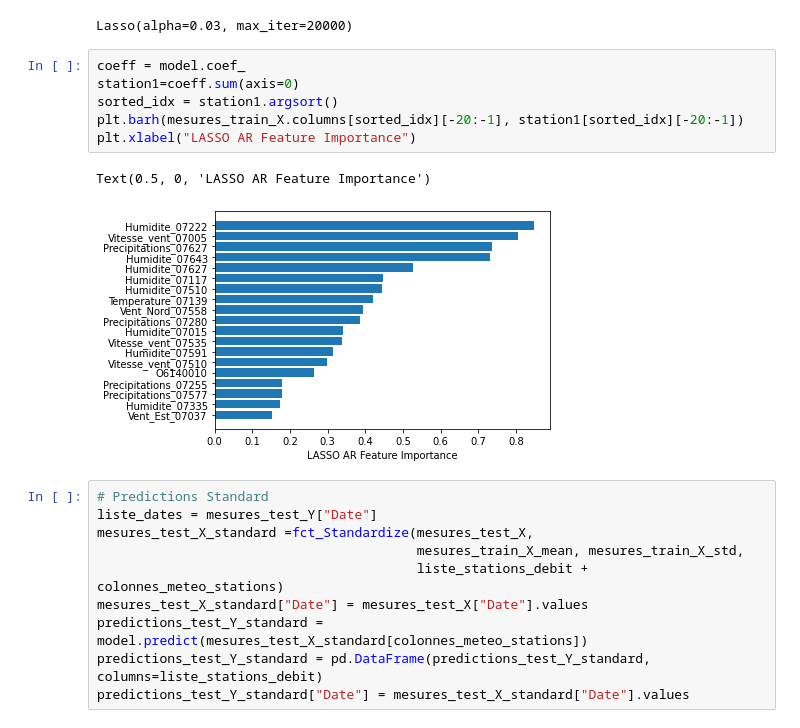
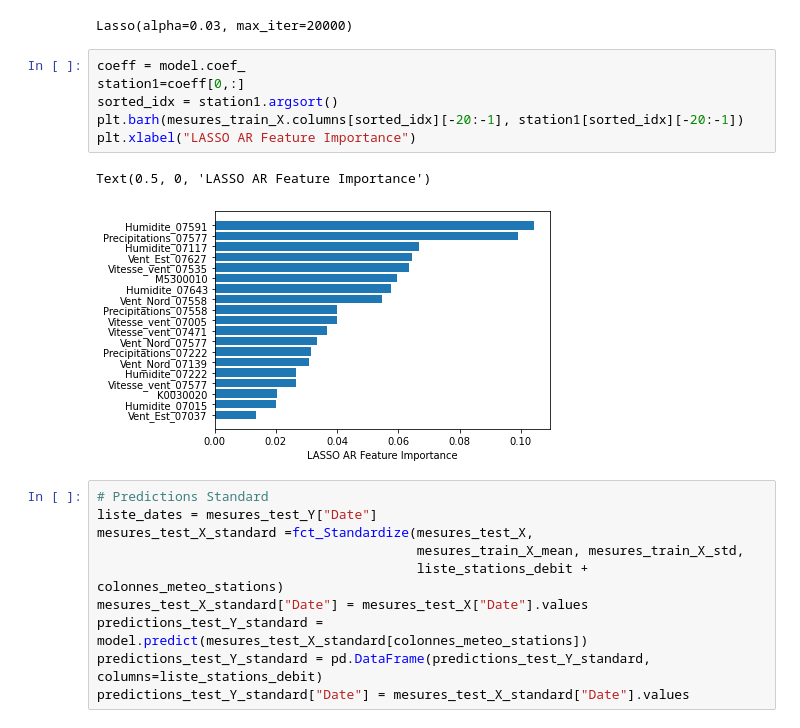
Before and after one commit to JlnZhou/ProjectML, a Jupyter notebook: Regression_GAMLASSOAR.ipynb, the cells around one changed output. Cells and saved outputs as stored; diff of their text form.

```diff
--- a/Regression_GAMLASSOAR.ipynb
+++ b/Regression_GAMLASSOAR.ipynb
@@ -331,13 +331,13 @@ model.fit(X = mesures_train_X_standard[colonnes_meteo_stations],
 Lasso(alpha=0.03, max_iter=20000)
 # %%
 coeff = model.coef_
-station1=coeff.sum(axis=0)
+station1=coeff[0,:]
 sorted_idx = station1.argsort()
 plt.barh(mesures_train_X.columns[sorted_idx][-20:-1], station1[sorted_idx][-20:-1])
 plt.xlabel("LASSO AR Feature Importance")
 # %% [output]
 Text(0.5, 0, 'LASSO AR Feature Importance')
-[figure, old version]
+[figure, new version]
 # %%
 # Predictions Standard
 liste_dates = mesures_test_Y["Date"]
```
